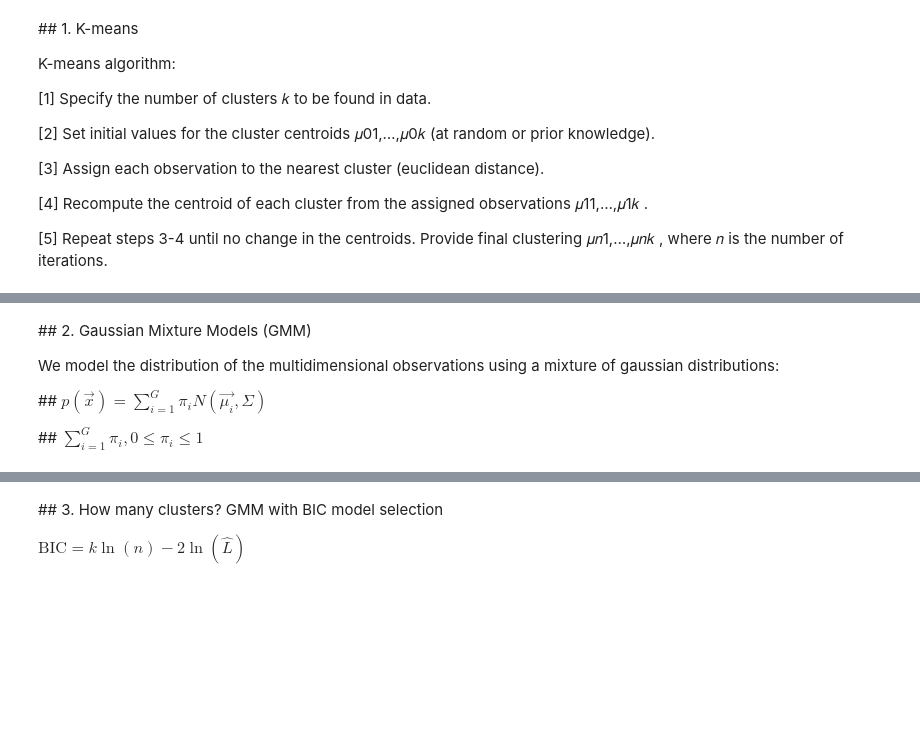
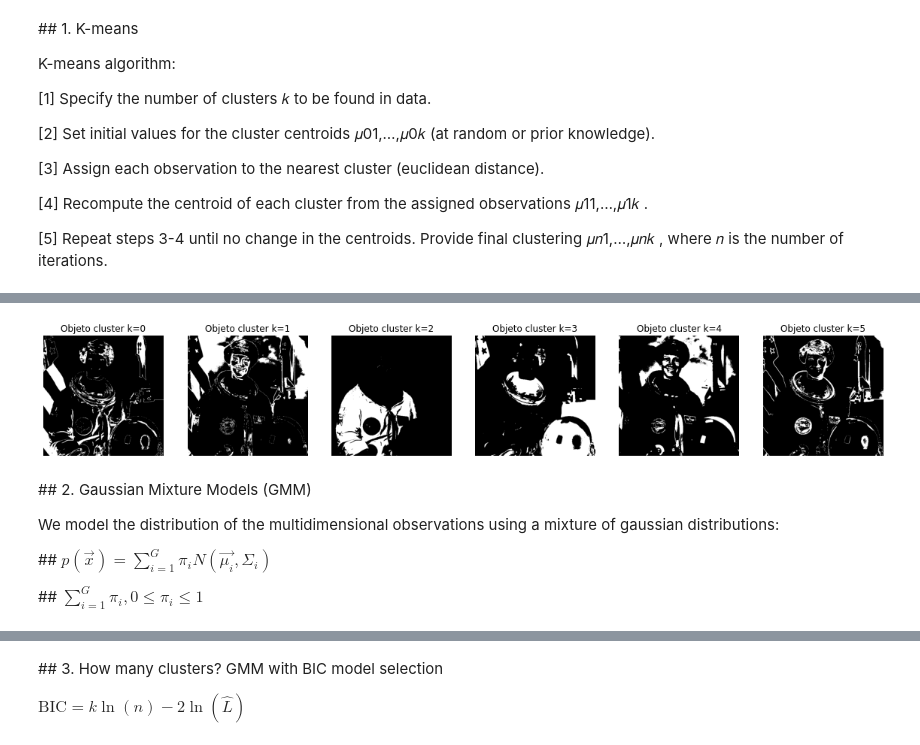
Before and after one commit to raulbenitez/CONCEPTOSCLAROS_AI_IMAGES, a Jupyter notebook: Segmentation_Clustering_Intro.ipynb, the cells around one changed output, grey strips where cells are left out. Saved outputs shown, nothing was run; the diff lists cells and outputs as text; code cells hidden in the pictures; blank space fills up the shorter version.

```diff
--- a/Segmentation_Clustering_Intro.ipynb
+++ b/Segmentation_Clustering_Intro.ipynb
@@ -64,9 +76,21 @@ plt.show()
+# %%
+fig = plt.figure(figsize=(20, 20))
+gs = gridspec.GridSpec(1, n_clus)
+
+for k in range(n_clus):
+  ax1 = fig.add_subplot(gs[0,k])
+  ax1.imshow(I_kmeans==k, cmap=plt.cm.gray)
+  ax1.set_title('Objeto cluster k={}'.format(k))
+  ax1.set_axis_off()
+plt.show()
+# %% [output]
+[figure, added]
 # %% [markdown]
 ## 2. Gaussian Mixture Models (GMM)
 
 We model the distribution of the multidimensional observations using a mixture of gaussian distributions:
 
-  ## $p(\vec{x}) = \sum_{i=1}^G \pi_i N(\vec{\mu_i},\Sigma)$
+  ## $p(\vec{x}) = \sum_{i=1}^G \pi_i N(\vec{\mu_i},\Sigma_i)$
 
   ## $\sum_{i=1}^G \pi_i, 0\le \pi_i \le 1$
 # %%
```
Also changed, not shown: parts of 5 cells of this notebook.
